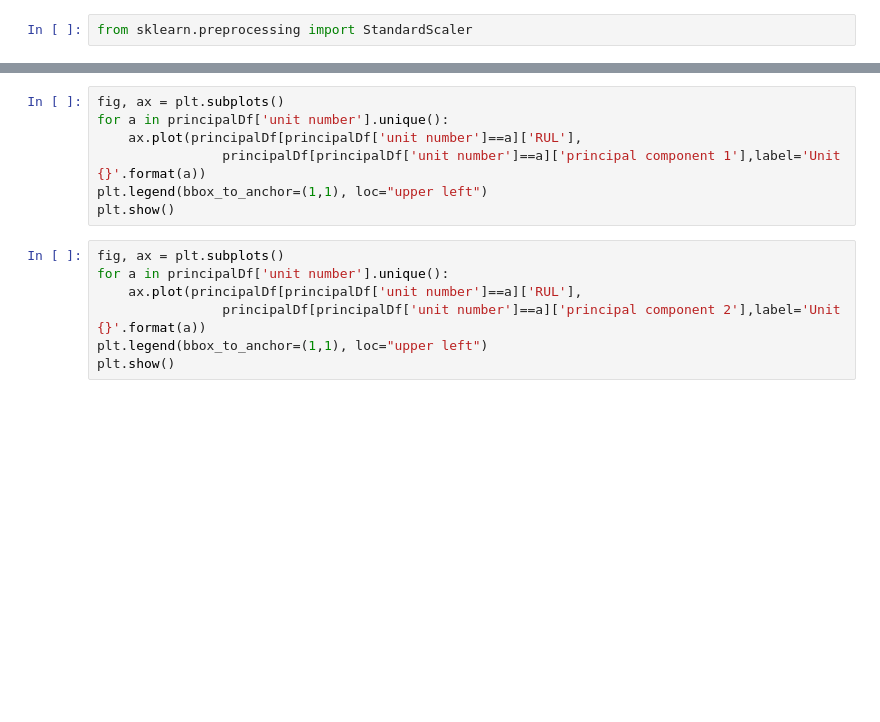
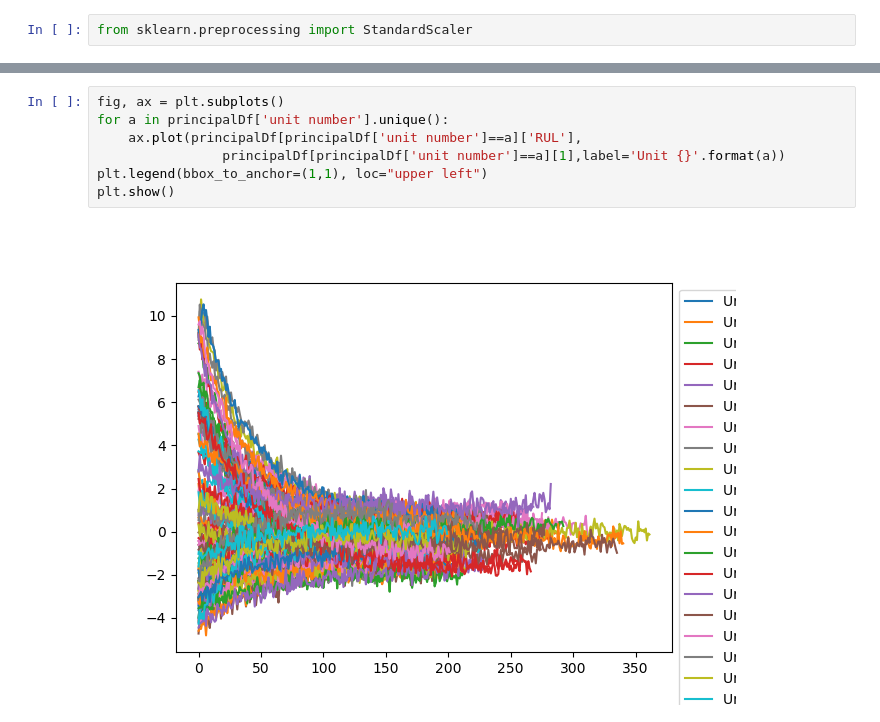
Before and after one commit to jonititan/PythonExamples, a Jupyter notebook: content/Prognostics.ipynb, the cells around one changed output, grey strips where cells are left out. Saved outputs shown, nothing was run; the diff lists cells and outputs as text; blank space fills up the shorter version.

```diff
--- a/content/Prognostics.ipynb
+++ b/content/Prognostics.ipynb
@@ -212,16 +327,11 @@ plt.show()
 # %%
 fig, ax = plt.subplots()
 for a in principalDf['unit number'].unique():
     ax.plot(principalDf[principalDf['unit number']==a]['RUL'],
-                principalDf[principalDf['unit number']==a]['principal component 1'],label='Unit {}'.format(a))
+                principalDf[principalDf['unit number']==a][1],label='Unit {}'.format(a))
 plt.legend(bbox_to_anchor=(1,1), loc="upper left")
 plt.show()
+# %% [output]
+[figure, added]
-# %%
-fig, ax = plt.subplots()
-for a in principalDf['unit number'].unique():
-    ax.plot(principalDf[principalDf['unit number']==a]['RUL'],
-                principalDf[principalDf['unit number']==a]['principal component 2'],label='Unit {}'.format(a))
-plt.legend(bbox_to_anchor=(1,1), loc="upper left")
-plt.show()
 # %%
 pca.explained_variance_ratio_
```
Also changed, not shown: parts of 41 cells of this notebook.
